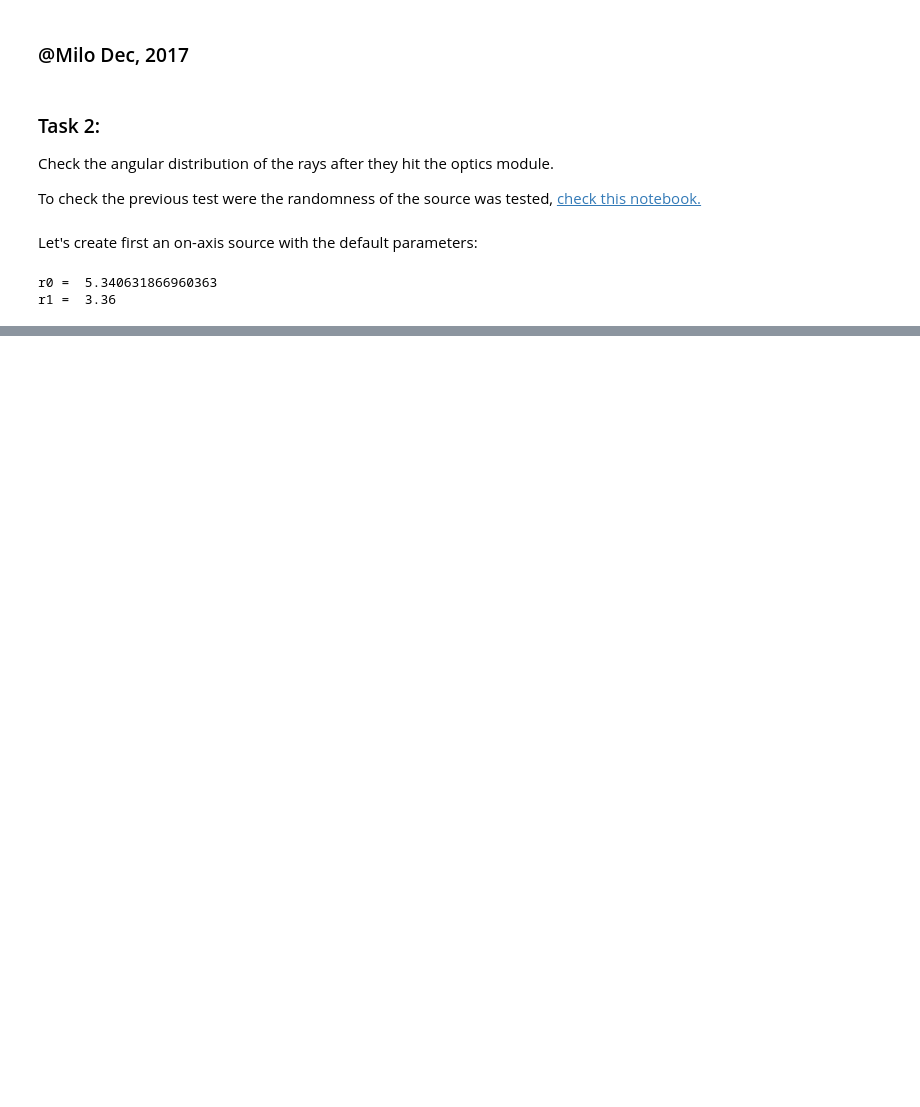
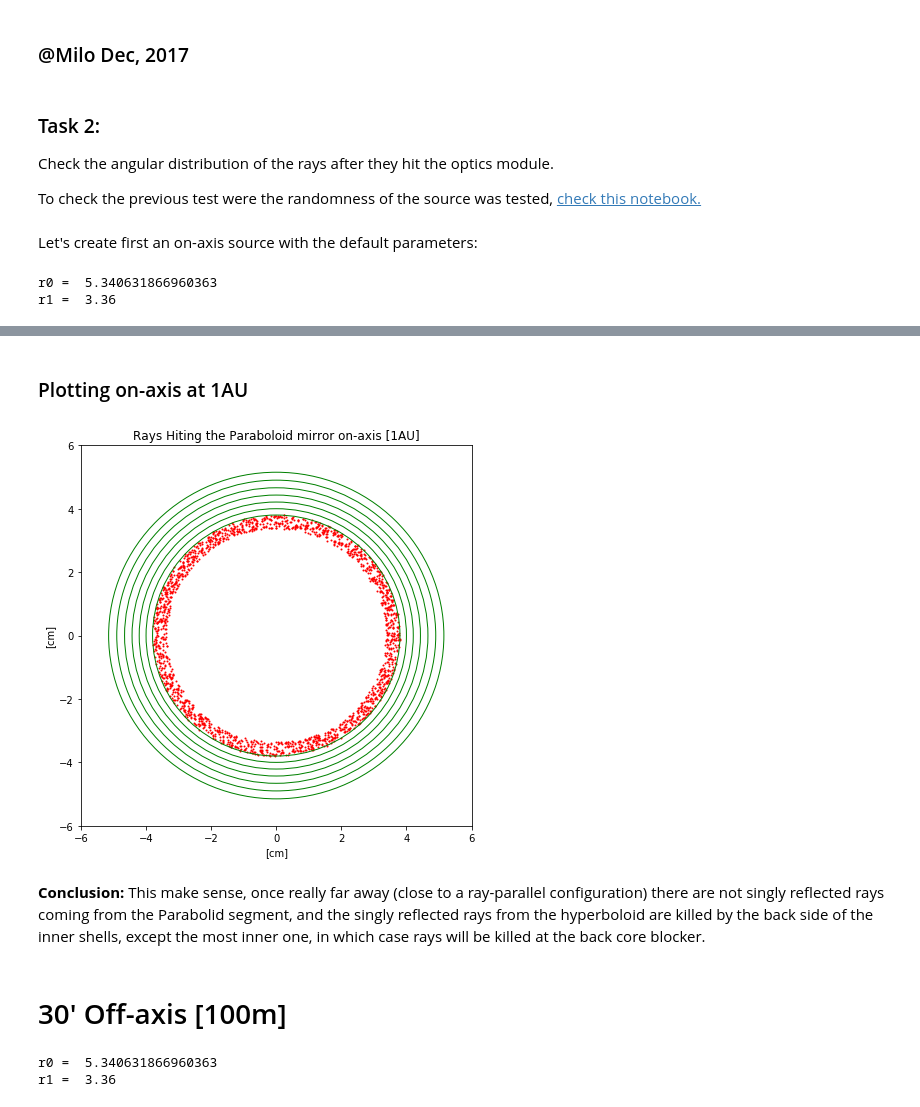
Before and after one commit to pymilo/Milo_RayTracing, a Jupyter notebook: Notebooks/Source_Debuging_01.ipynb, the cells around one changed output, grey strips where cells are left out. Drawn from its saved outputs; the diff is of its cells as text; code cells hidden in the pictures; blank space fills up the shorter version.

```diff
--- a/Notebooks/Source_Debuging_01.ipynb
+++ b/Notebooks/Source_Debuging_01.ipynb
@@ -66,0 +89,57 @@ drays
+# %%
+prays = [ray.pos for ray in rays]
+orays = [ray.ori for ray in rays]
+srays = [ray.src for ray in rays]
+drays = [ray.des for ray in rays]
+trays = [ray.tag for ray in rays]
+hrays = [ray.hist for ray in rays]
+brays = [ray.bounces for ray in rays]
+deadrays = [ray.dead for ray in rays]
+
+Hrays = [ray for ray in rays if (ray.dead==False and ray.bounces ==1 and ray.tag[-2:] == 'Hy' )]
+Prays = [ray for ray in rays if (ray.dead==False and ray.bounces ==1 and ray.tag[-2:] == 'Pa' )]
+Hx, Hy = np.array([ray.pos[0] for ray in Hrays]), np.array([ray.pos[1] for ray in Hrays])
+Px, Py = np.array([ray.pos[0] for ray in Prays]), np.array([ray.pos[1] for ray in Prays])
+# %% [markdown]
+### Plotting on-axis at 1AU
+# %%
+import matplotlib.pyplot as plt
+fig = plt.figure(figsize=(7,7))
+ax = fig.gca()
+# Plot Shells
+FrontRadii = [5.345, 5.085, 4.835, 4.595, 4.365, 4.15, 3.94]
+InterRadii = [5.15, 4.9, 4.66, 4.43, 4.21, 4.0, 3.8]
+InnerRadii = [4.56, 4.335, 4.125, 3.92, 3.725, 3.54, 3.36 ]
+for r in InterRadii:
+    c = plt.Circle((0, 0), r, color='g',fill=False)
+    ax.add_artist(c)
+
+
+# Plot random points
+plt.scatter(Hx,Hy,s=1,color='r')
+plt.scatter(Px,Py,s=1,color='b')
+plt.title('Rays Hiting the Paraboloid mirror on-axis [1AU]')
+plt.xlabel('[cm]')
+plt.ylabel('[cm]')
+plt.xlim(-6,6);plt.ylim(-6,6)
+plt.show()
+# %% [output]
+[figure, added]
+# %% [markdown]
+**Conclusion:** This make sense, once really far away (close to a ray-parallel configuration) there are not singly reflected rays coming from the Parabolid segment, and the singly reflected rays from the hyperboloid are killed by the back side of the inner shells, except the most inner one, in which case rays will be killed at the back core blocker.
+# %% [markdown]
+# 30' Off-axis [100m]
+# %%
+import numpy as np
+from foxsisim.source import Source
+from foxsisim.module import Module
+#source = Source(type='point')
+Sdist = -1000           ## cm
+offaxisAngle = 30.0     ## arcmin
+source = Source(type='point',center=[0, -Sdist * np.sin(np.deg2rad(offaxisAngle / 60.0)), Sdist ])
+module = Module(core_radius=3.36)
+n = 10000
+rays = source.generateRays(module.targetFront,n)
+# %% [output]
+r0 =  5.340631866960363
+r1 =  3.36
```
Also changed, not shown: parts of 40 cells of this notebook, 1 other file.
